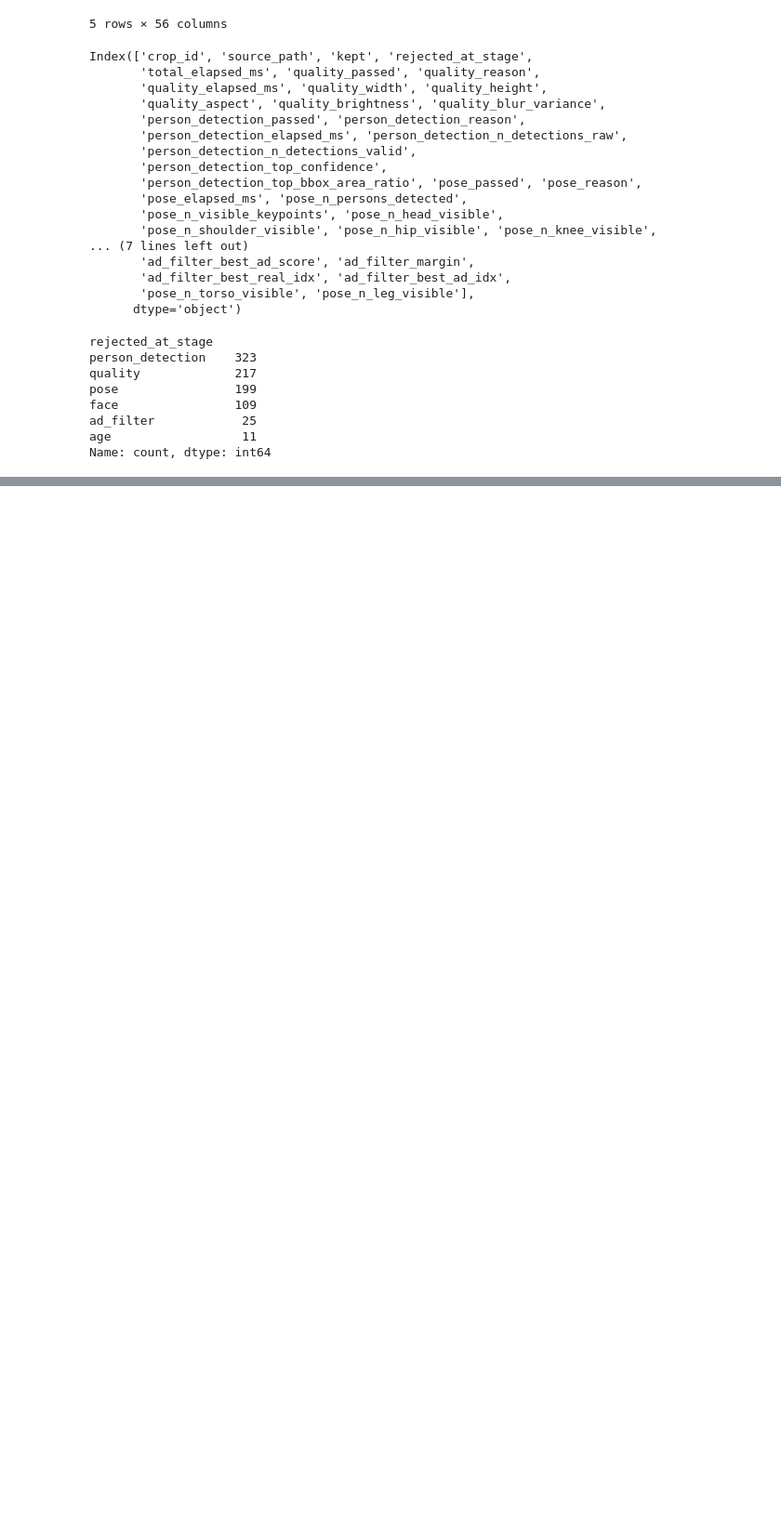
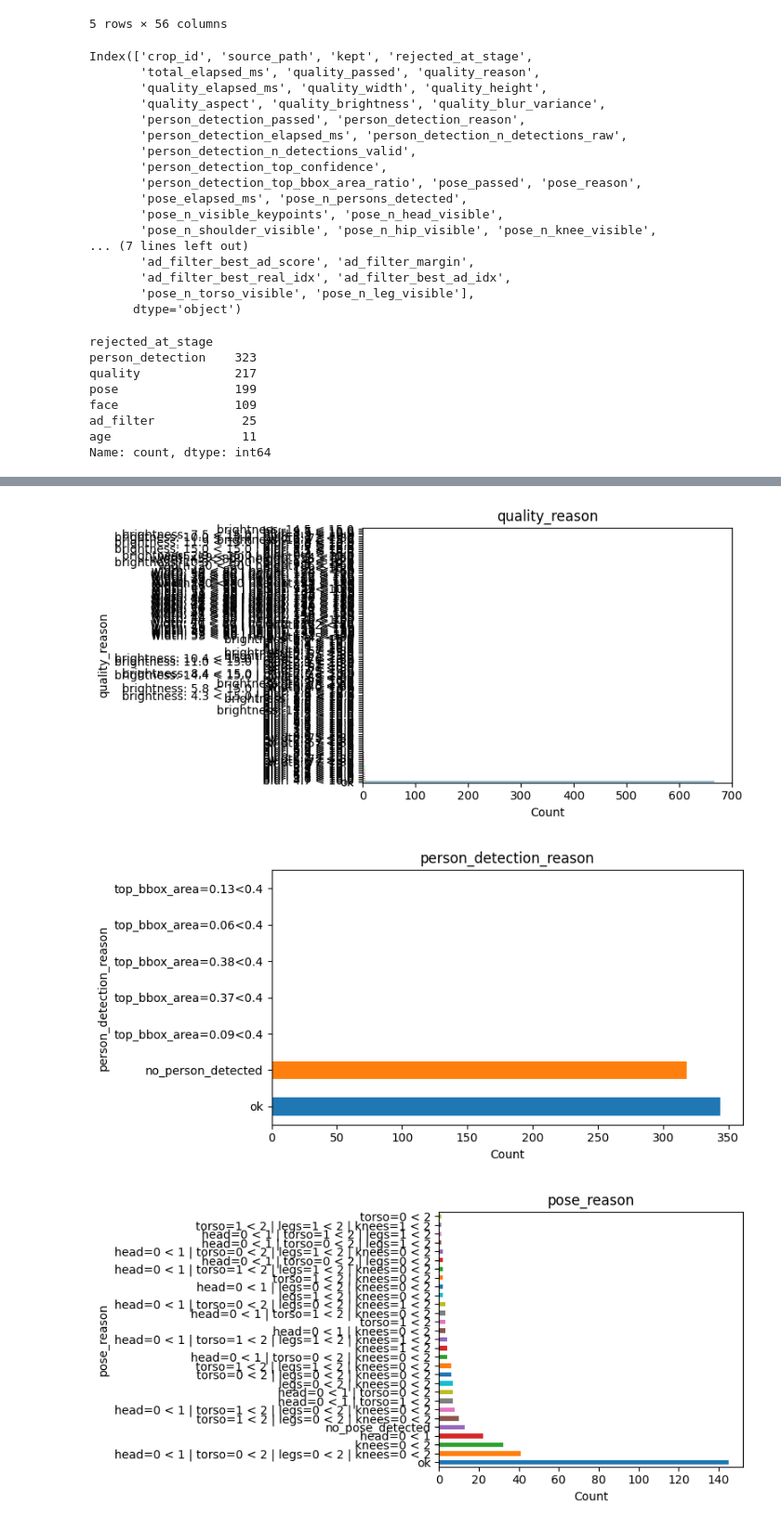
Before and after one commit to jsuryanm/cynapse-ai-assignment, a Jupyter notebook: notebooks/experiments.ipynb, the cells around one changed output, grey strips where cells are left out. Shown at 93% size. Saved outputs shown, nothing was run; the diff lists cells and outputs as text; code cells hidden in the pictures; blank space fills up the shorter version.

```diff
--- a/notebooks/experiments.ipynb
+++ b/notebooks/experiments.ipynb
@@ -117,0 +101,25 @@ plt.show()
+# %%
+reason_cols = [
+    "quality_reason",
+    "person_detection_reason",
+    "pose_reason",
+    "face_reason",
+    "age_reason",
+    "ad_filter_reason"
+]
+
+for col in reason_cols:
+    counts = fails_df[col].value_counts()
+
+    if len(counts) > 0:
+        plt.figure(figsize=(8,4))
+        counts.plot(kind="barh", color=tab10_colors(len(counts)))
+
+        plt.title(col)
+        plt.xlabel("Count")
+        plt.tight_layout()
+        plt.show()
+# %% [output]
+[figure, added]
+[figure, added]
+[figure, added]
```
Also changed, not shown: parts of 13 cells of this notebook, 1 other file.
